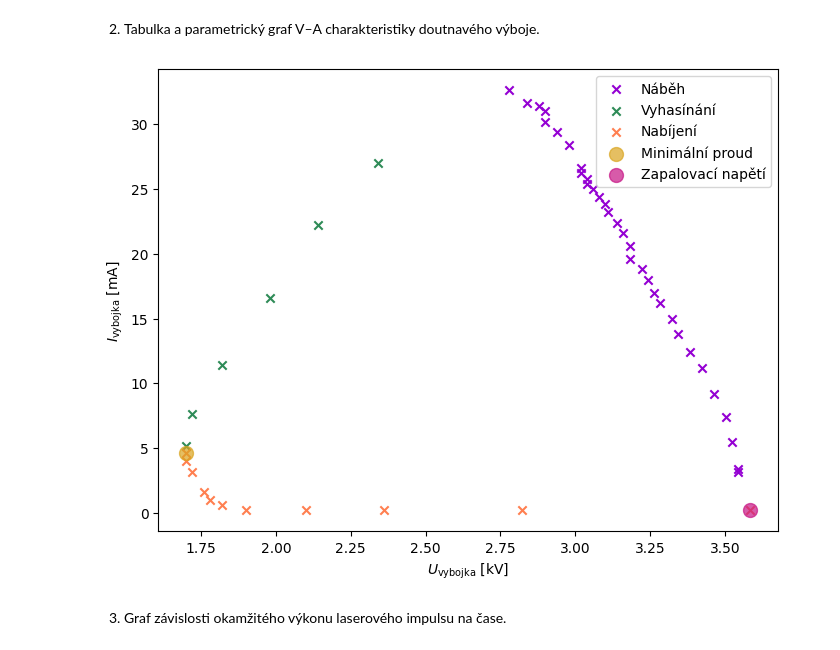
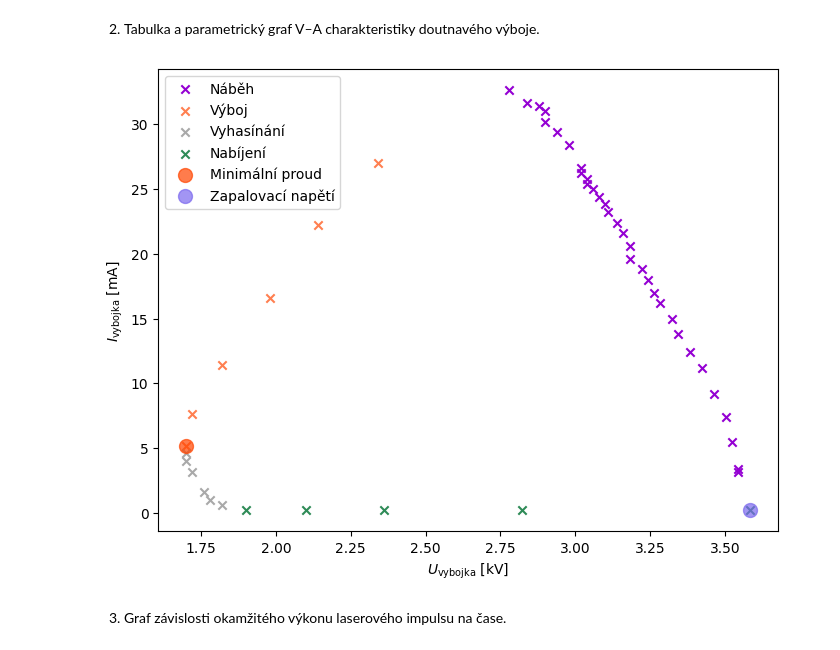
Before and after one commit to omikron-ceti/ZPLT, a Jupyter notebook: uloha_03/data_03/data_03.ipynb, the cells around one changed output. Cells and saved outputs as stored; diff of their text form; code cells hidden in the pictures.

```diff
--- a/uloha_03/data_03/data_03.ipynb
+++ b/uloha_03/data_03/data_03.ipynb
@@ -41,38 +41,41 @@ veliciny
 # %%
 v_a_charakteristika = pd.DataFrame.from_dict({
     "U_vybojka [kV]": (voltamper["U_mer [V]"]*(1 + R_D1/R_D2) - voltamper["U_RI [V]"])/1000,
     "I_vybojka [mA]": (voltamper["U_RI [V]"]/R_I)*1000})
 
 v_a_charakteristika.to_excel("voltamperova_charakteristika.xlsx")
 nabeh = v_a_charakteristika.iloc[:32]
-
-vyhasinani = v_a_charakteristika.iloc[32:38]
-min_proud = v_a_charakteristika.iloc[38]
-nabijeni = v_a_charakteristika.iloc[38:49]
+vyboj = v_a_charakteristika.iloc[32:38]
+vyhasinani = v_a_charakteristika.iloc[38:44]
+min_proud = v_a_charakteristika.iloc[37]
+nabijeni = v_a_charakteristika.iloc[44:49]
 zapal_napeti = v_a_charakteristika.iloc[48]
 
 voltamperova_charakteristika = plt.figure(figsize=(8,6))
 plt.scatter(nabeh["U_vybojka [kV]"], nabeh["I_vybojka [mA]"],
             marker="x", color="darkviolet",
             label="Náběh")
+plt.scatter(vyboj["U_vybojka [kV]"], vyboj["I_vybojka [mA]"],
+            marker="x", color="coral",
+            label="Výboj")
 plt.scatter(vyhasinani["U_vybojka [kV]"], vyhasinani["I_vybojka [mA]"],
-            marker="x", color="seagreen",
+            marker="x", color="darkgrey",
             label="Vyhasínání")
 plt.scatter(nabijeni["U_vybojka [kV]"], nabijeni["I_vybojka [mA]"],
-            marker="x", color="coral",
+            marker="x", color="seagreen",
             label="Nabíjení")
 plt.scatter(min_proud["U_vybojka [kV]"], min_proud["I_vybojka [mA]"],
-            marker="o", alpha=0.7, color="goldenrod", s=100,
+            marker="o", alpha=0.7, color="orangered", s=100,
             label="Minimální proud")
 plt.scatter(zapal_napeti["U_vybojka [kV]"], zapal_napeti["I_vybojka [mA]"],
-            marker="o", alpha=0.7, color="mediumvioletred", s=100,
+            marker="o", alpha=0.7, color="mediumslateblue", s=100,
             label="Zapalovací napětí")
 plt.xlabel("$U_\\mathrm{{vybojka}}$ [kV]")
 plt.ylabel("$I_\\mathrm{{vybojka}}$ [mA]")
 plt.legend()
 voltamperova_charakteristika.savefig("./img/voltamperova_charakteristika.pdf")
 # %% [output]
-[figure, old version]
+[figure, new version]
 # %% [markdown]
 3. Graf závislosti okamžitého výkonu laserového impulsu na čase.
 # %%
```
Also changed, not shown: parts of 2 cells of this notebook, 4 other files.
